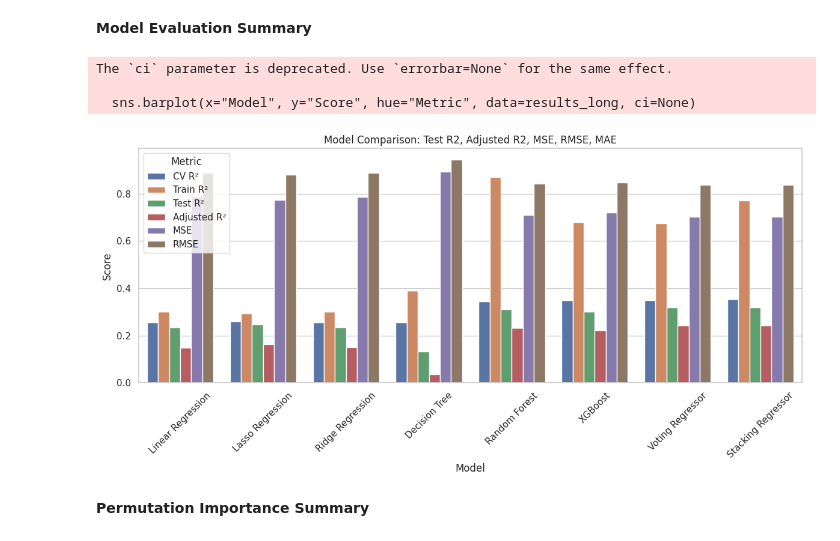
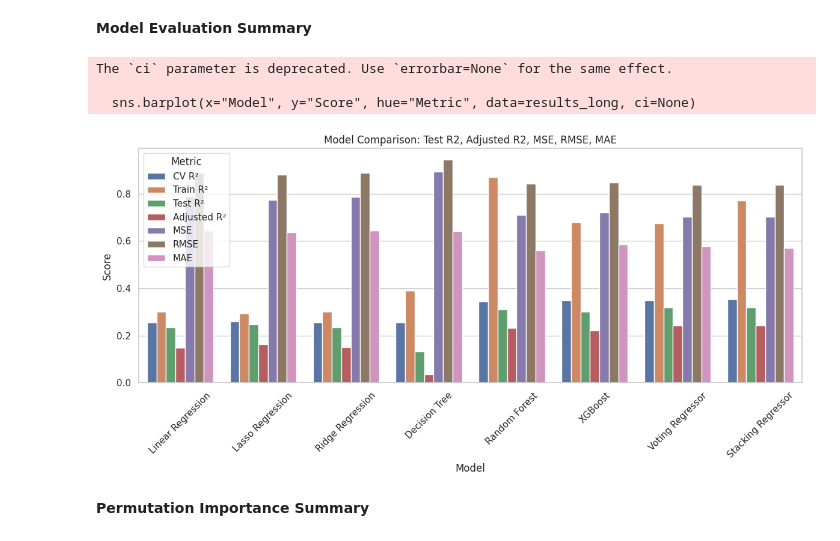
Before and after one commit to ruangkawprc/Applied-Data-Science-Final-Project, a Jupyter notebook: supervised_model_acceptance_rate.ipynb, the cells around one changed output. Drawn from its saved outputs; the diff is of its cells as text; code cells hidden in the pictures.

```diff
--- a/supervised_model_acceptance_rate.ipynb
+++ b/supervised_model_acceptance_rate.ipynb
@@ -583,33 +583,33 @@ combine_actual_vs_predicted_plots('plots_acceptance_rate')
 # %%
 # Convert the model results to a DataFrame
 results_df = pd.DataFrame(model_results)
 
 # Reshape the DataFrame for side-by-side comparison
-metrics_to_plot = ['CV R²', 'Train R²', 'Test R²', 'Adjusted R²', 'MSE', 'RMSE']
+metrics_to_plot = ['CV R²', 'Train R²', 'Test R²', 'Adjusted R²', 'MSE', 'RMSE', 'MAE']
 
 results_long = pd.melt(results_df, id_vars=['Model'], value_vars=metrics_to_plot,
                        var_name='Metric', value_name='Score')
 
 # Set the figure size and plotting style
 plt.figure(figsize=(12, 6))
 sns.set(style="whitegrid")
 
 # Create the side-by-side bar plot
 sns.barplot(x="Model", y="Score", hue="Metric", data=results_long, ci=None)
 
 # Add labels and title
 plt.title("Model Comparison: Test R2, Adjusted R2, MSE, RMSE, MAE")
 plt.ylabel("Score")
 plt.xticks(rotation=45)  # Rotate model names for better readability
 plt.tight_layout()
 plt.savefig(f"plots_acceptance_rate/summary_model_evaluations.png")
 # Show the plot
 plt.show()
 # %% [output]
 The `ci` parameter is deprecated. Use `errorbar=None` for the same effect.
 
   sns.barplot(x="Model", y="Score", hue="Metric", data=results_long, ci=None)
-[figure, old version]
+[figure, new version]
 # %% [markdown]
 **Permutation Importance Summary**
 # %%
```
